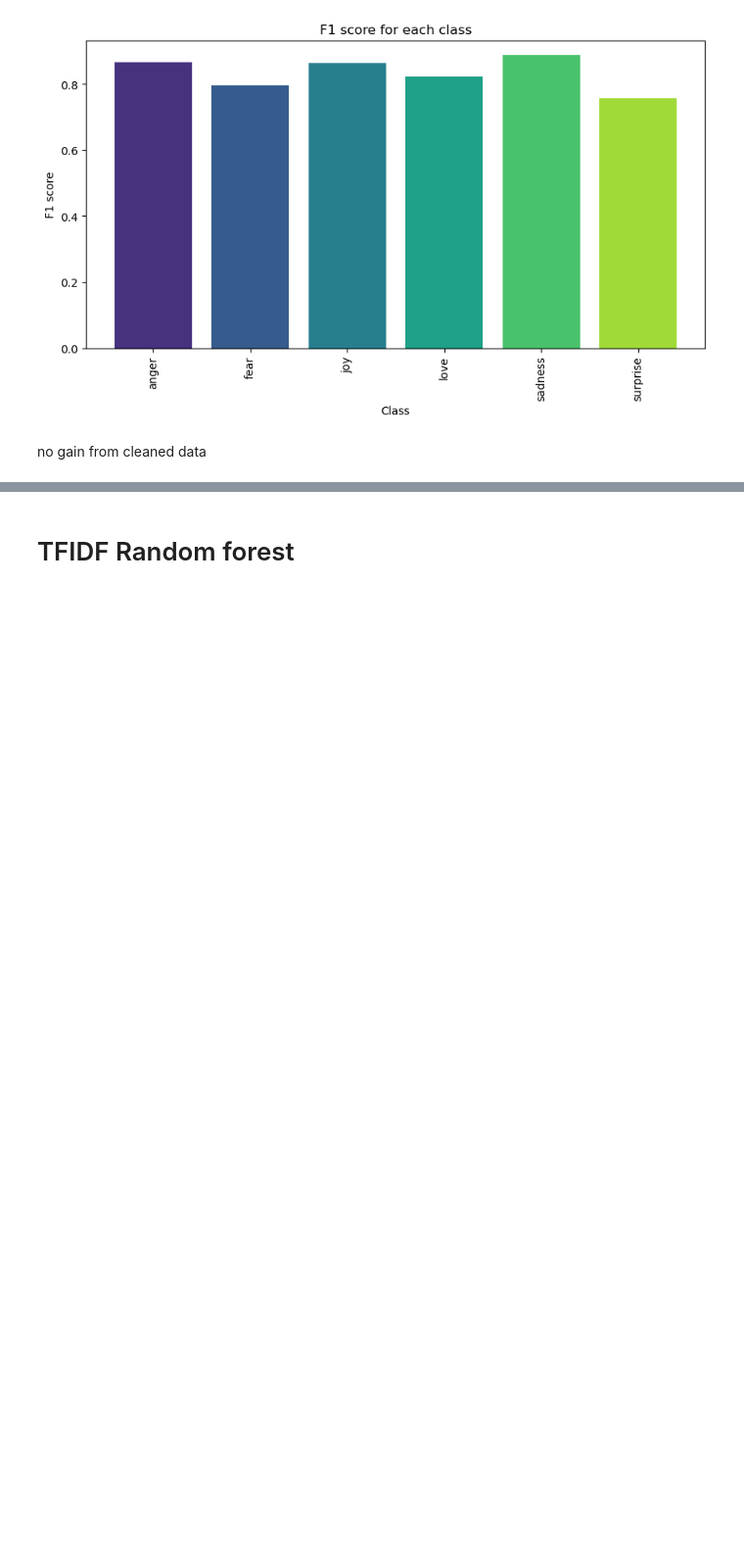
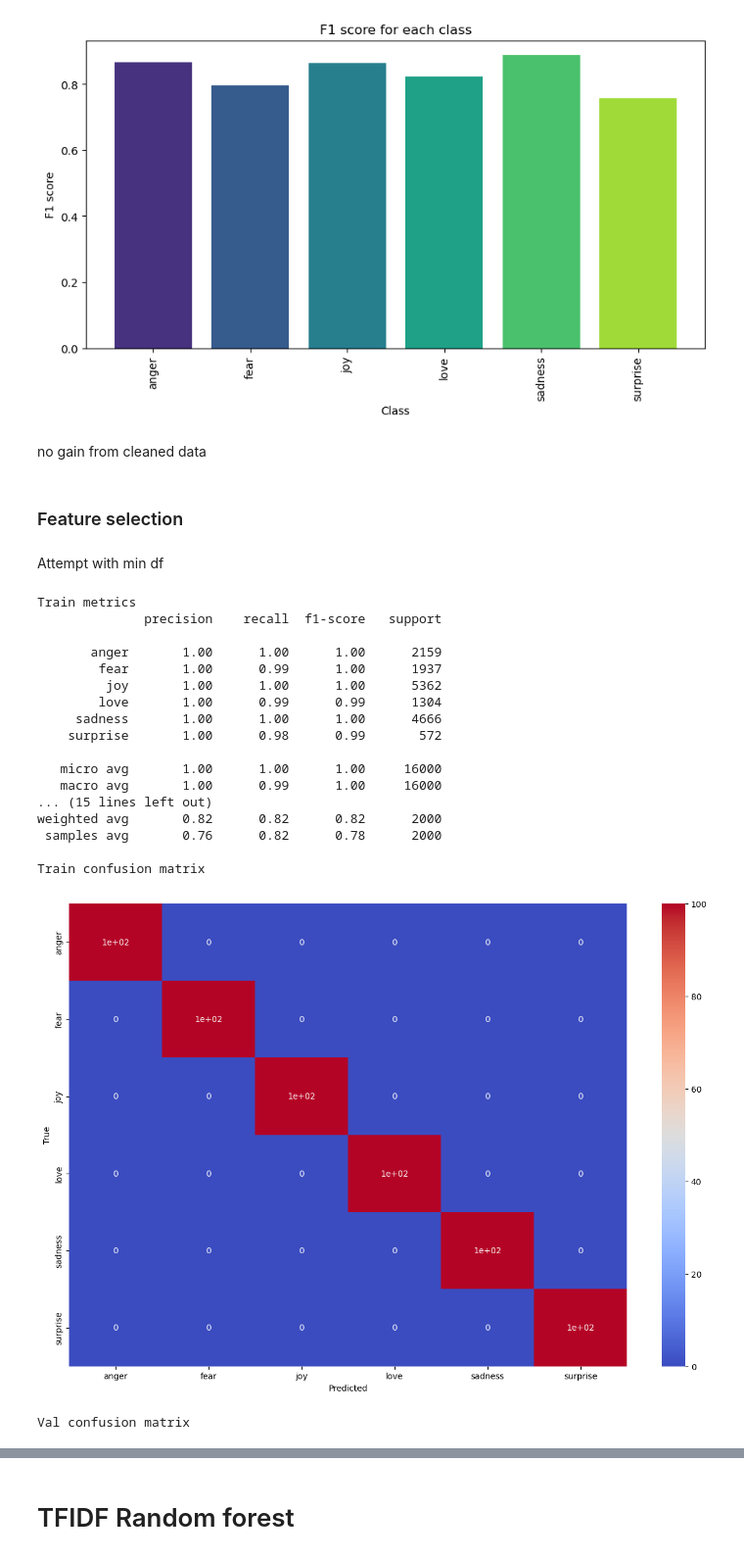
Before and after one commit to Nsivaa/HLT, a Jupyter notebook: TwitterData_DecisionTrees.ipynb, the cells around one changed output, grey strips where cells are left out. Shown at 98% size. Cells and saved outputs as stored; diff of their text form; code cells hidden in the pictures; blank space fills up the shorter version.

Commit message:
additional baseline analysis

```diff
--- a/TwitterData_DecisionTrees.ipynb
+++ b/TwitterData_DecisionTrees.ipynb
@@ -35,22 +40,12 @@ train_df, val_df, test_df = load_dataset(DATASET)
 LABELS = train_df.columns[1:]
 TEXT_COLUMN = 'text'
 # %%
-def OVA_clf_predict(fit_df, predict_df, classifier, text_col, label_cols):
-    predictions_test = []
-    predictions_train = []
-    for emotion in label_cols:
-        classifier.fit(fit_df[text_col], fit_df[emotion])
-        # add column to predictions
-        predictions_test.append(classifier.predict(predict_df[text_col]))
-        predictions_train.append(classifier.predict(fit_df[text_col]))
-    # convert to numpy array column wise
-    predictions_test = np.array(predictions_test).T
-    predictions_train = np.array(predictions_train).T
-    return predictions_train, predictions_test
-
 def OVA_clf_analysis(train_df, val_df, classifier, text_col, label_cols):
     # train classifier
-    predictions_train, predictions_val = OVA_clf_predict(train_df, val_df, classifier, text_col, label_cols)
+    classifier.fit(train_df[text_col], train_df[label_cols])
+    # predict
+    predictions_train = classifier.predict(train_df[text_col])
+    predictions_val = classifier.predict(val_df[text_col])
     # calculate metrics
     print("Train metrics")
     print(classification_report(train_df[label_cols], predictions_train, target_names=label_cols, zero_division=0))
@@ -163,3 +159,35 @@ Val confusion matrix
 [figure]
 # %% [markdown]
 no gain from cleaned data
+# %% [markdown]
+### Feature selection
+# %% [markdown]
+Attempt with min df
+# %%
+# training one versus rest classifier
+classifier = OneVsRestClassifier(Pipeline([
+    ('tfidf', TfidfVectorizer(min_df=5)),
+    ('clf', DecisionTreeClassifier())
+]))
+
+OVA_clf_analysis(train_df, val_df, classifier, CLEAN_TEXT_COLUMN, LABELS)
+# %% [output]
+Train metrics
+              precision    recall  f1-score   support
+
+       anger       1.00      1.00      1.00      2159
+        fear       1.00      0.99      1.00      1937
+         joy       1.00      1.00      1.00      5362
+        love       1.00      0.99      0.99      1304
+     sadness       1.00      1.00      1.00      4666
+    surprise       1.00      0.98      0.99       572
+
+   micro avg       1.00      1.00      1.00     16000
+   macro avg       1.00      0.99      1.00     16000
+... (15 lines left out)
+weighted avg       0.82      0.82      0.82      2000
+ samples avg       0.76      0.82      0.78      2000
+
+Train confusion matrix
+[figure, added]
+Val confusion matrix
```
Also changed, not shown: parts of 28 cells of this notebook, 6 other files.
